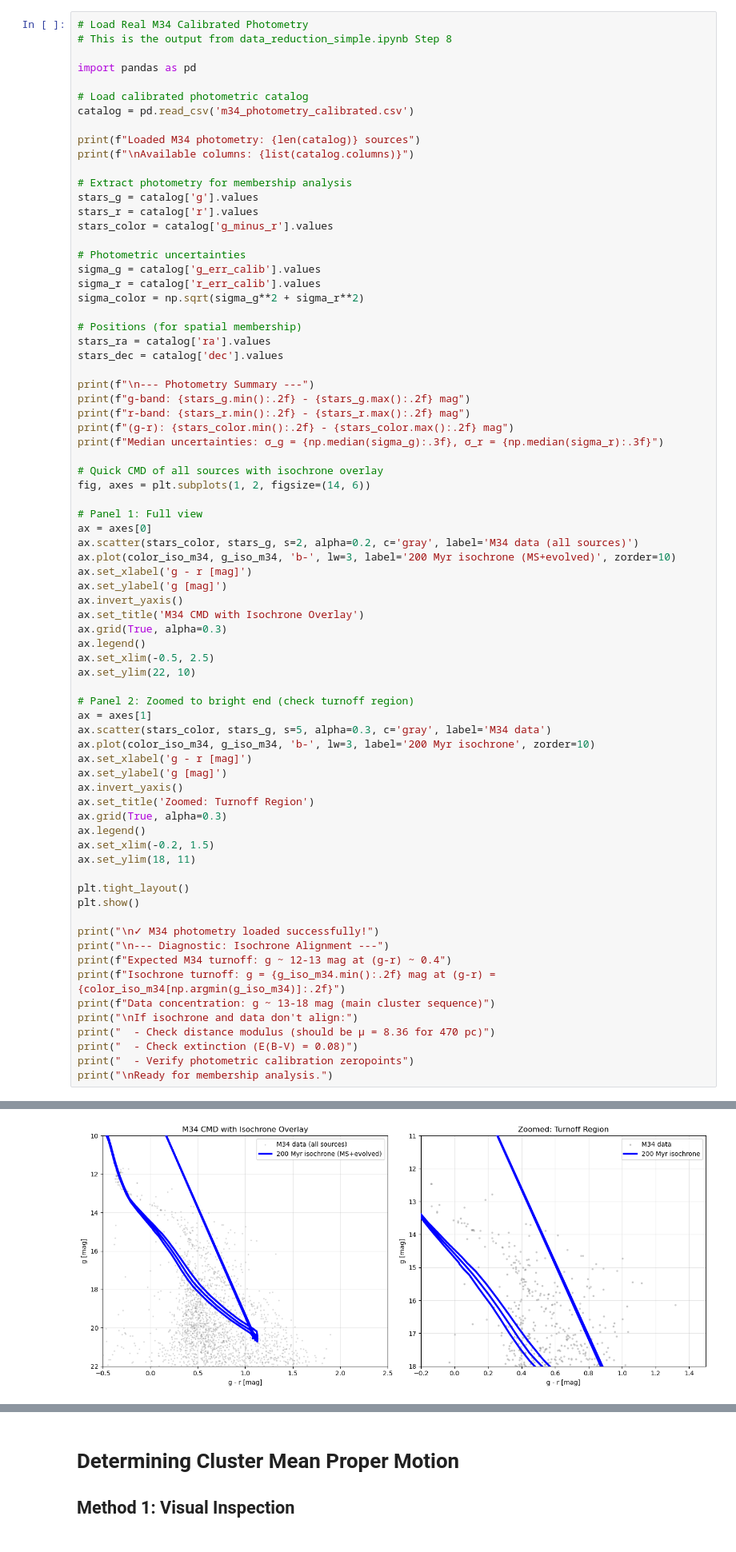
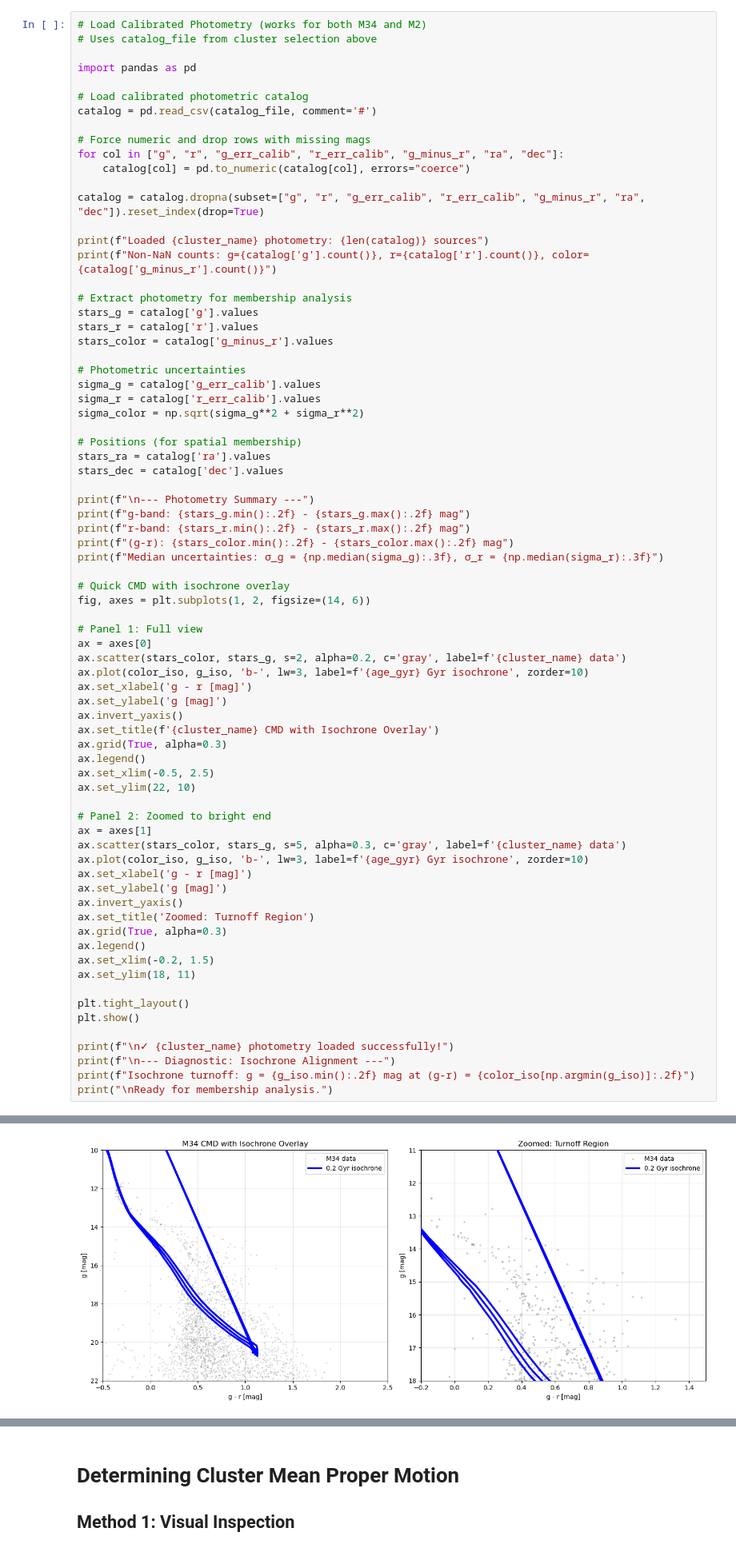
Before and after one commit to padln/phys134, a Jupyter notebook: membership.ipynb, the cells around one changed output, grey strips where cells are left out. Shown at 80% size. Cells and saved outputs as stored; diff of their text form.

```diff
--- a/membership.ipynb
+++ b/membership.ipynb
@@ -220,16 +203,22 @@ This allows us to test how membership results depend on these assumptions. Below
 
 ---
 # %%
-# Load Real M34 Calibrated Photometry
-# This is the output from data_reduction_simple.ipynb Step 8
+# Load Calibrated Photometry (works for both M34 and M2)
+# Uses catalog_file from cluster selection above
 
 import pandas as pd
 
 # Load calibrated photometric catalog
-catalog = pd.read_csv('m34_photometry_calibrated.csv')
+catalog = pd.read_csv(catalog_file, comment='#')
 
-print(f"Loaded M34 photometry: {len(catalog)} sources")
-print(f"\nAvailable columns: {list(catalog.columns)}")
+# Force numeric and drop rows with missing mags
+for col in ["g", "r", "g_err_calib", "r_err_calib", "g_minus_r", "ra", "dec"]:
+    catalog[col] = pd.to_numeric(catalog[col], errors="coerce")
+
+catalog = catalog.dropna(subset=["g", "r", "g_err_calib", "r_err_calib", "g_minus_r", "ra", "dec"]).reset_index(drop=True)
+
+print(f"Loaded {cluster_name} photometry: {len(catalog)} sources")
+print(f"Non-NaN counts: g={catalog['g'].count()}, r={catalog['r'].count()}, color={catalog['g_minus_r'].count()}")
 
 # Extract photometry for membership analysis
 stars_g = catalog['g'].values
@@ -251,26 +240,26 @@ print(f"r-band: {stars_r.min():.2f} - {stars_r.max():.2f} mag")
 print(f"(g-r): {stars_color.min():.2f} - {stars_color.max():.2f} mag")
 print(f"Median uncertainties: σ_g = {np.median(sigma_g):.3f}, σ_r = {np.median(sigma_r):.3f}")
 
-# Quick CMD of all sources with isochrone overlay
+# Quick CMD with isochrone overlay
 fig, axes = plt.subplots(1, 2, figsize=(14, 6))
 
 # Panel 1: Full view
 ax = axes[0]
-ax.scatter(stars_color, stars_g, s=2, alpha=0.2, c='gray', label='M34 data (all sources)')
-ax.plot(color_iso_m34, g_iso_m34, 'b-', lw=3, label='200 Myr isochrone (MS+evolved)', zorder=10)
+ax.scatter(stars_color, stars_g, s=2, alpha=0.2, c='gray', label=f'{cluster_name} data')
+ax.plot(color_iso, g_iso, 'b-', lw=3, label=f'{age_gyr} Gyr isochrone', zorder=10)
 ax.set_xlabel('g - r [mag]')
 ax.set_ylabel('g [mag]')
 ax.invert_yaxis()
-ax.set_title('M34 CMD with Isochrone Overlay')
+ax.set_title(f'{cluster_name} CMD with Isochrone Overlay')
 ax.grid(True, alpha=0.3)
 ax.legend()
 ax.set_xlim(-0.5, 2.5)
 ax.set_ylim(22, 10)
 
-# Panel 2: Zoomed to bright end (check turnoff region)
+# Panel 2: Zoomed to bright end
 ax = axes[1]
-ax.scatter(stars_color, stars_g, s=5, alpha=0.3, c='gray', label='M34 data')
-ax.plot(color_iso_m34, g_iso_m34, 'b-', lw=3, label='200 Myr isochrone', zorder=10)
+ax.scatter(stars_color, stars_g, s=5, alpha=0.3, c='gray', label=f'{cluster_name} data')
+ax.plot(color_iso, g_iso, 'b-', lw=3, label=f'{age_gyr} Gyr isochrone', zorder=10)
 ax.set_xlabel('g - r [mag]')
 ax.set_ylabel('g [mag]')
 ax.invert_yaxis()
@@ -283,14 +272,8 @@ ax.set_ylim(18, 11)
 plt.tight_layout()
 plt.show()
 
-print("\n✓ M34 photometry loaded successfully!")
-print("\n--- Diagnostic: Isochrone Alignment ---")
-print(f"Expected M34 turnoff: g ~ 12-13 mag at (g-r) ~ 0.4")
-print(f"Isochrone turnoff: g = {g_iso_m34.min():.2f} mag at (g-r) = {color_iso_m34[np.argmin(g_iso_m34)]:.2f}")
-print(f"Data concentration: g ~ 13-18 mag (main cluster sequence)")
-print("\nIf isochrone and data don't align:")
-print("  - Check distance modulus (should be μ = 8.36 for 470 pc)")
-print("  - Check extinction (E(B-V) = 0.08)")
-print("  - Verify photometric calibration zeropoints")
+print(f"\n✓ {cluster_name} photometry loaded successfully!")
+print(f"\n--- Diagnostic: Isochrone Alignment ---")
+print(f"Isochrone turnoff: g = {g_iso.min():.2f} mag at (g-r) = {color_iso[np.argmin(g_iso)]:.2f}")
 print("\nReady for membership analysis.")
 # %% [output]
@@ -306,4 +288,4 @@ Median uncertainties: σ_g = nan, σ_r = nan
-[figure, old version]
+[figure, new version]
 ✓ M34 photometry loaded successfully!
 
 --- Diagnostic: Isochrone Alignment ---
```
Also changed, not shown: parts of 15 cells of this notebook, 29 other files.
